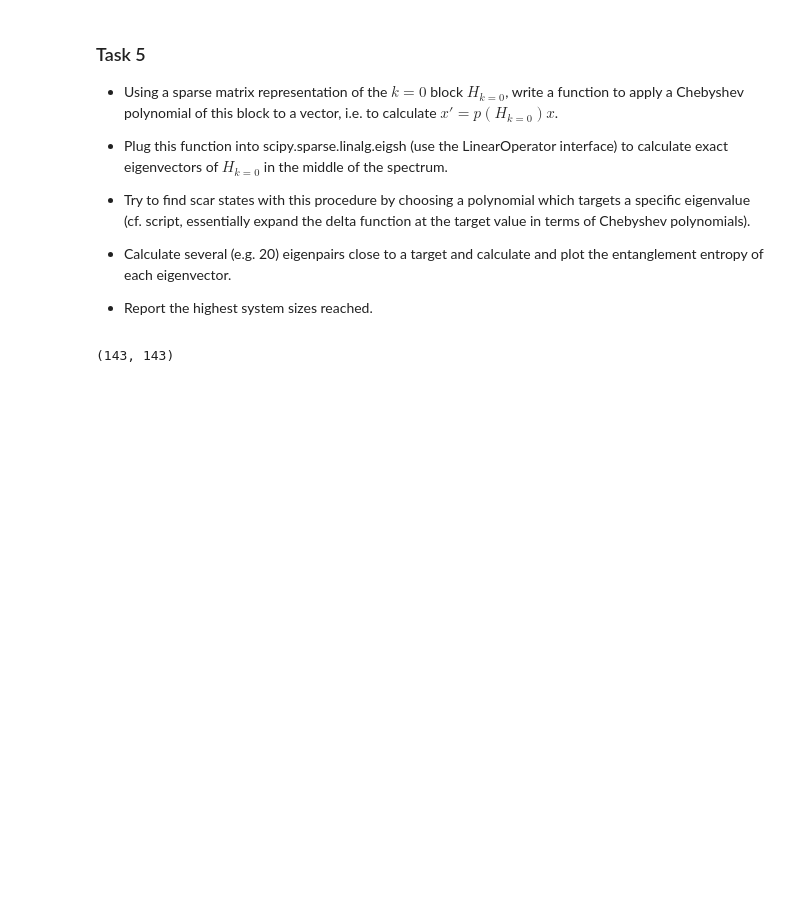
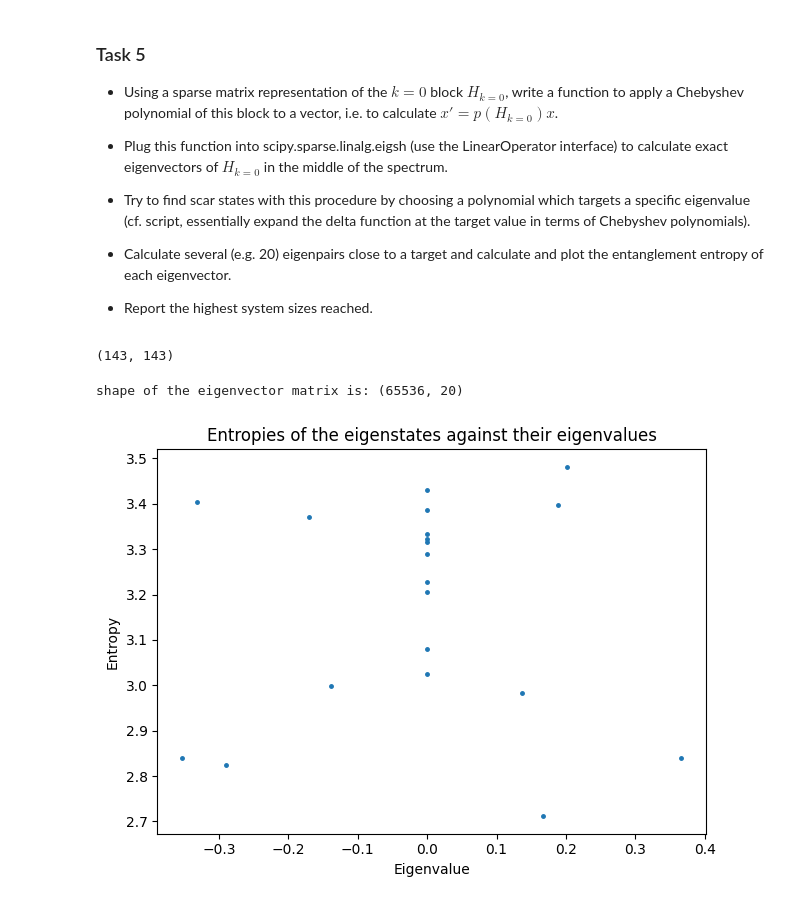
Before and after one commit to ahmetbkavruk/pxp-quantum-scars, a Jupyter notebook: main.ipynb, the cells around one changed output. Cells and saved outputs as stored; diff of their text form; code cells hidden in the pictures; blank space fills up the shorter version.

Commit message:
Get actual eigvals from Chebyshev eigvals, continue report on numerical methods

```diff
--- a/main.ipynb
+++ b/main.ipynb
@@ -716,0 +723,45 @@ chebyshev_eigenvalues, chebyshev_eigenvectors = eigsh(p_operator, k=20, which="L
+# %%
+cheb_eigvec_biggest_block_basis = np.matmul(V, chebyshev_eigenvectors)
+
+cheb_eigvec_full_basis = np.zeros((state.dim, cheb_eigvec_biggest_block_basis.shape[1]), dtype=complex)
+print("shape of the eigenvector matrix is:", cheb_eigvec_full_basis.shape)
+
+for i, original_index in enumerate(biggest_block):
+    cheb_eigvec_full_basis[original_index, :] = cheb_eigvec_biggest_block_basis[i, :]
+# %% [output]
+shape of the eigenvector matrix is: (65536, 20)
+# %%
+entropies = []
+
+for a in range(cheb_eigvec_full_basis.shape[1]):
+    eigenstate = cheb_eigvec_full_basis[:, a]
+
+    reshaped_eigenstate = eigenstate.reshape((2**(state.L // 2), 2**(state.L // 2)))
+
+    U, s, Vdagger = np.linalg.svd(reshaped_eigenstate, full_matrices=False)
+
+    entropy = 0
+
+    for schmidt_value in s:
+        if schmidt_value > 1e-15:
+            entropy+= -(schmidt_value**2 * np.log(schmidt_value**2))
+
+    entropies.append(entropy)
+# %%
+actual_eigenvalues = np.array(actual_eigenvalues)
+entropies = np.array(entropies)
+
+idx = np.argsort(actual_eigenvalues)
+
+actual_eigenvalues = actual_eigenvalues[idx]
+entropies = entropies[idx]
+# %%
+plt.figure()
+plt.plot(actual_eigenvalues, entropies, ".", markersize = 5)
+plt.xlabel("Eigenvalue")
+plt.ylabel("Entropy")
+plt.title("Entropies of the eigenstates against their eigenvalues")
+plt.tight_layout()
+plt.show()
+# %% [output]
+[figure, added]
```
Also changed, not shown: parts of 1 cell of this notebook, 2 other files.
